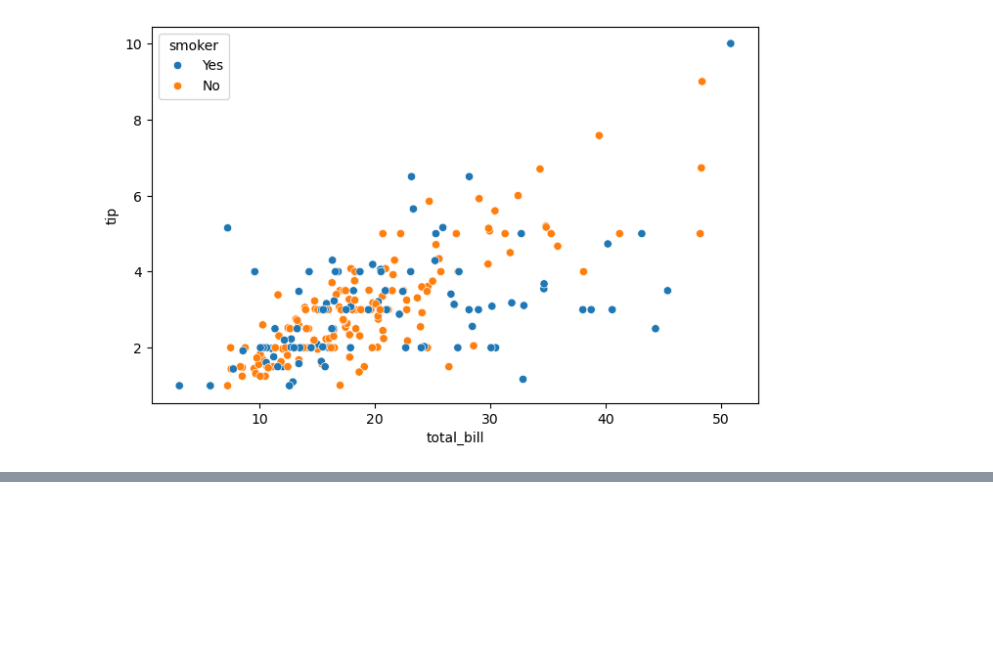
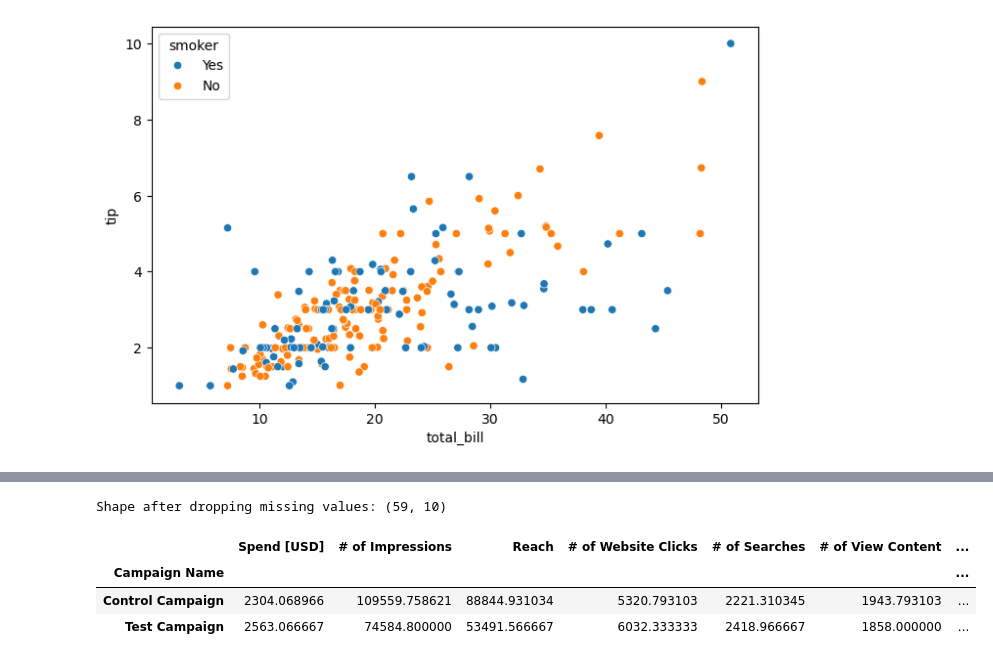
Before and after one commit to evahawillow/PythonForBusinessInt2026, a Jupyter notebook: exercises/ex5.ipynb, the cells around one changed output, grey strips where cells are left out. Saved outputs shown, nothing was run; the diff lists cells and outputs as text; code cells hidden in the pictures; blank space fills up the shorter version.

```diff
--- a/exercises/ex5.ipynb
+++ b/exercises/ex5.ipynb
@@ -83,0 +125,12 @@ FileNotFoundError: [Errno 2] No such file or directory: 'data/control_group.csv'
+# %%
+df=df.dropna()
+print("Shape after dropping missing values:", df.shape)
+# %% [output]
+Shape after dropping missing values: (59, 10)
+# %%
+df.groupby("Campaign Name").mean(numeric_only = True)
+# %% [output]
+|  | Spend [USD] | # of Impressions | Reach | # of Website Clicks | # of Searches | # of View Content | ... |
+| Campaign Name |  |  |  |  |  |  | ... |
+| Control Campaign | 2304.068966 | 109559.758621 | 88844.931034 | 5320.793103 | 2221.310345 | 1943.793103 | ... |
+| Test Campaign | 2563.066667 | 74584.800000 | 53491.566667 | 6032.333333 | 2418.966667 | 1858.000000 | ... |
```
Also changed, not shown: parts of 3 cells of this notebook, 2 other files.
